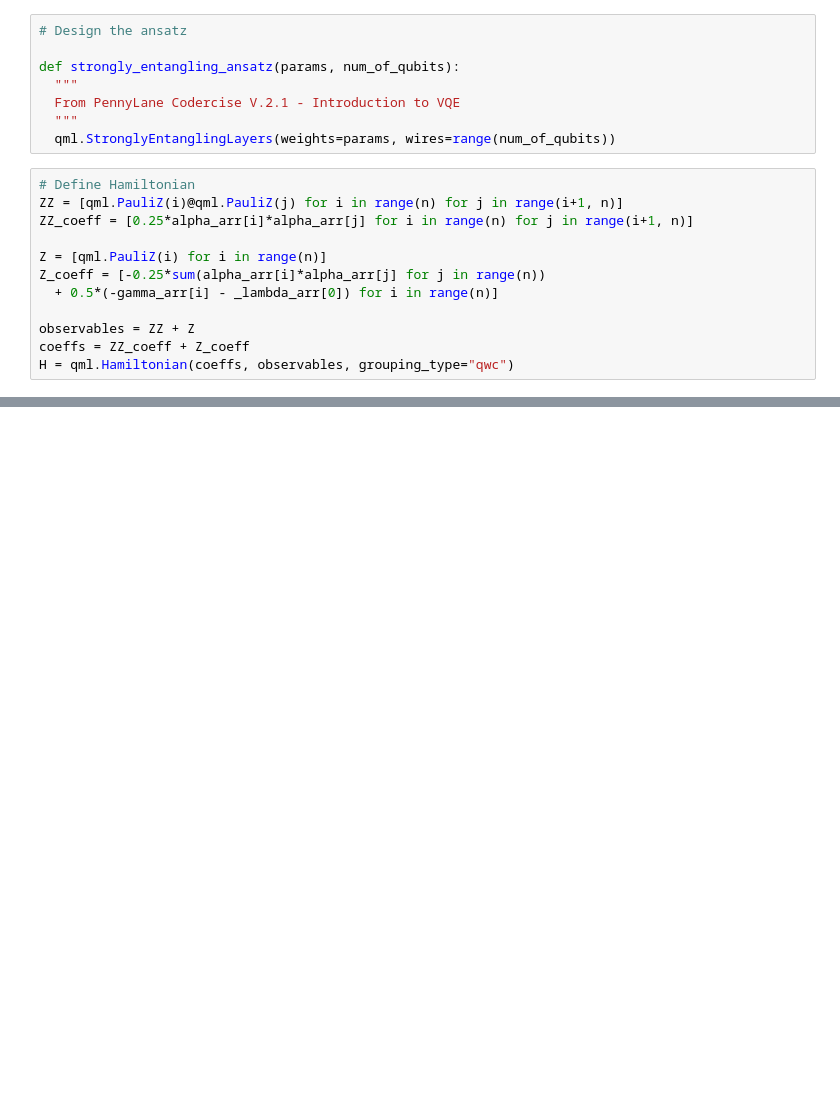
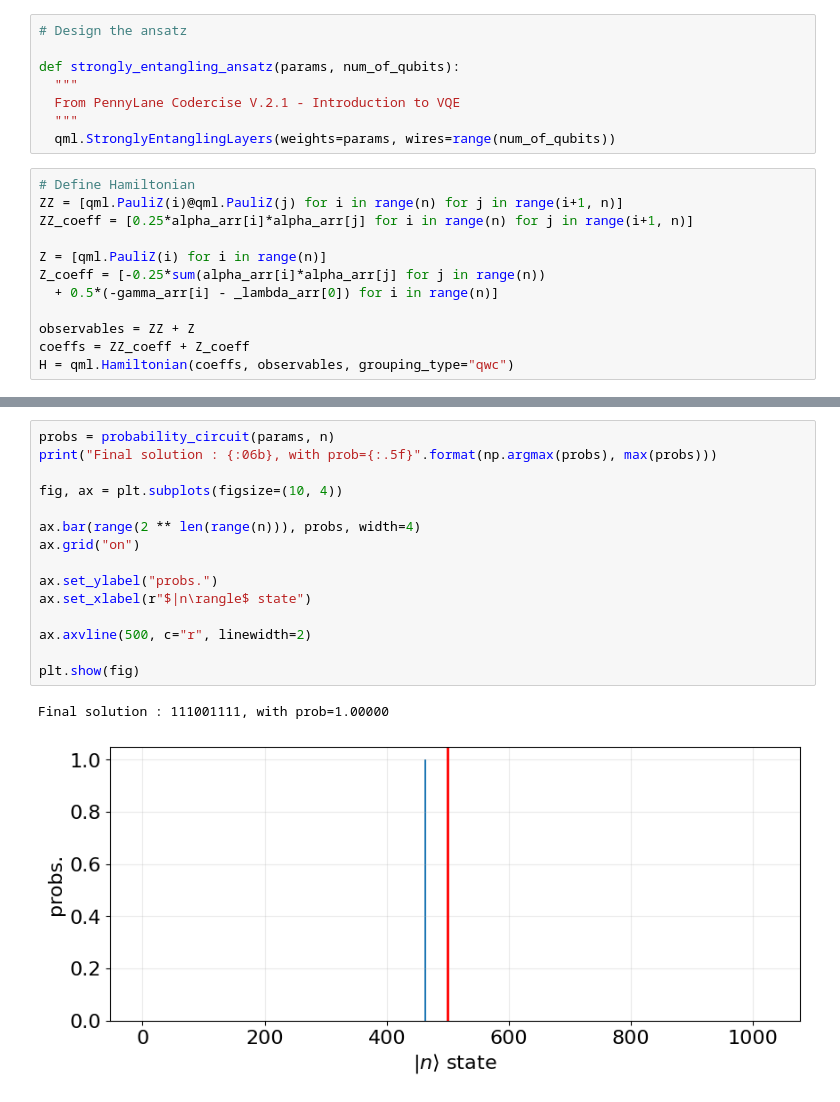
Before and after one commit to LugoBlogger/w2025-qc4finance, a Jupyter notebook: program/06-run-vqe.ipynb, the cells around one changed output, grey strips where cells are left out. Drawn from its saved outputs; the diff is of its cells as text; blank space fills up the shorter version.

```diff
--- a/program/06-run-vqe.ipynb
+++ b/program/06-run-vqe.ipynb
@@ -352,0 +411,18 @@ print(f"Optimized objective function value: {obj_value}")
+# %%
+probs = probability_circuit(params, n)
+print("Final solution : {:06b}, with prob={:.5f}".format(np.argmax(probs), max(probs)))
+
+fig, ax = plt.subplots(figsize=(10, 4))
+
+ax.bar(range(2 ** len(range(n))), probs, width=4)
+ax.grid("on")
+
+ax.set_ylabel("probs.")
+ax.set_xlabel(r"$|n\rangle$ state")
+
+ax.axvline(500, c="r", linewidth=2)
+
+plt.show(fig)
+# %% [output]
+Final solution : 111001111, with prob=1.00000
+[figure, added]
```
Also changed, not shown: parts of 9 cells of this notebook, 5 other files.
